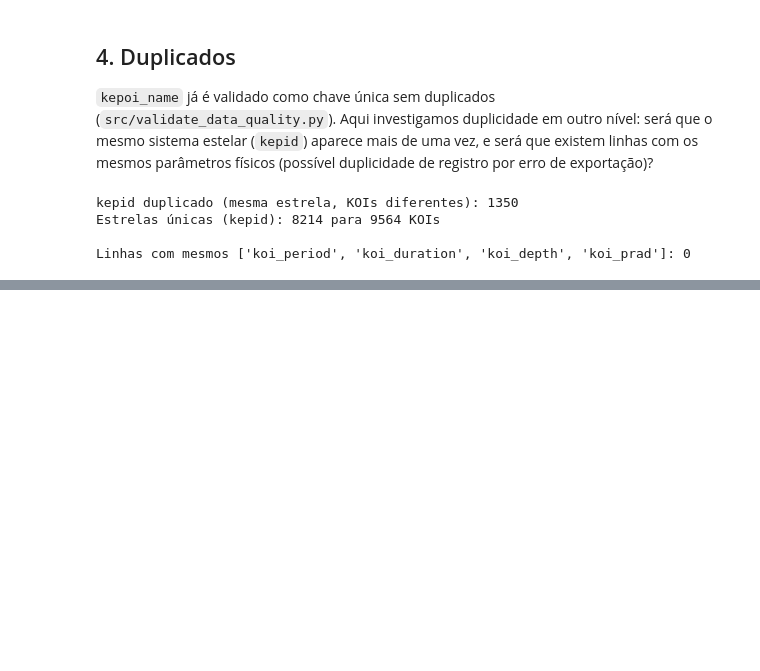
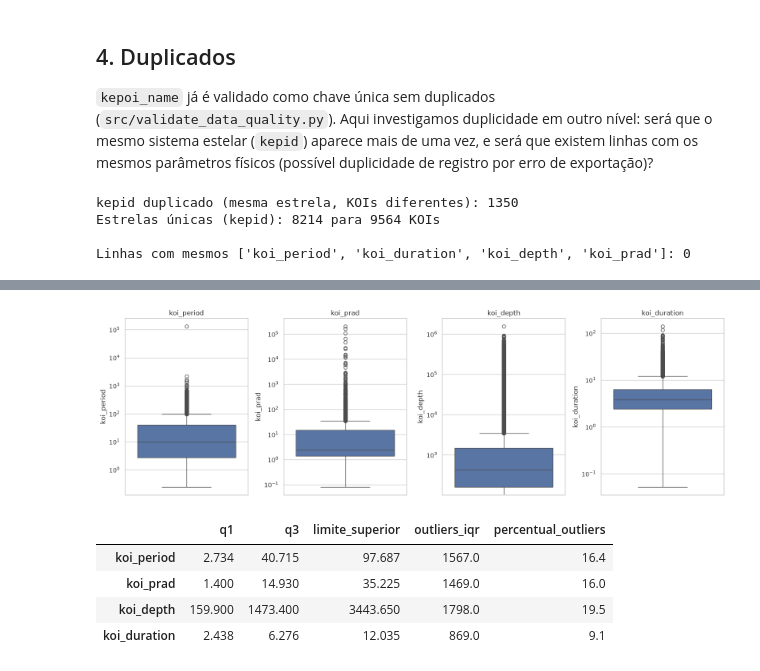
Before and after one commit to israelgoncalvesx/exopredict-cloud, a Jupyter notebook: notebooks/01_eda.ipynb, the cells around one changed output, grey strips where cells are left out. Saved outputs shown, nothing was run; the diff lists cells and outputs as text; code cells hidden in the pictures; blank space fills up the shorter version.

```diff
--- a/notebooks/01_eda.ipynb
+++ b/notebooks/01_eda.ipynb
@@ -177,0 +184,37 @@ Linhas com mesmos ['koi_period', 'koi_duration', 'koi_depth', 'koi_prad']: 0
+# %%
+colunas_fisicas = ["koi_period", "koi_prad", "koi_depth", "koi_duration"]
+
+fig, axes = plt.subplots(1, len(colunas_fisicas), figsize=(16, 5))
+
+for ax, coluna in zip(axes, colunas_fisicas):
+    sns.boxplot(y=df[coluna], ax=ax)
+    ax.set_yscale("log")
+    ax.set_title(coluna)
+
+plt.tight_layout()
+plt.show()
+
+def resumo_outliers_iqr(serie: pd.Series) -> dict:
+    valida = serie.dropna()
+    q1, q3 = valida.quantile([0.25, 0.75])
+    iqr = q3 - q1
+    limite_inferior = q1 - 1.5 * iqr
+    limite_superior = q3 + 1.5 * iqr
+    outliers = ((valida < limite_inferior) | (valida > limite_superior)).sum()
+    return {
+        "q1": round(q1, 3),
+        "q3": round(q3, 3),
+        "limite_superior": round(limite_superior, 3),
+        "outliers_iqr": int(outliers),
+        "percentual_outliers": round(outliers / len(valida) * 100, 1),
+    }
+
+resumo = pd.DataFrame({coluna: resumo_outliers_iqr(df[coluna]) for coluna in colunas_fisicas}).T
+resumo
+# %% [output]
+[figure, added]
+|  | q1 | q3 | limite_superior | outliers_iqr | percentual_outliers |
+| koi_period | 2.734 | 40.715 | 97.687 | 1567.0 | 16.4 |
+| koi_prad | 1.400 | 14.930 | 35.225 | 1469.0 | 16.0 |
+| koi_depth | 159.900 | 1473.400 | 3443.650 | 1798.0 | 19.5 |
+| koi_duration | 2.438 | 6.276 | 12.035 | 869.0 | 9.1 |
```
Also changed, not shown: parts of 3 cells of this notebook, 2 other files.
